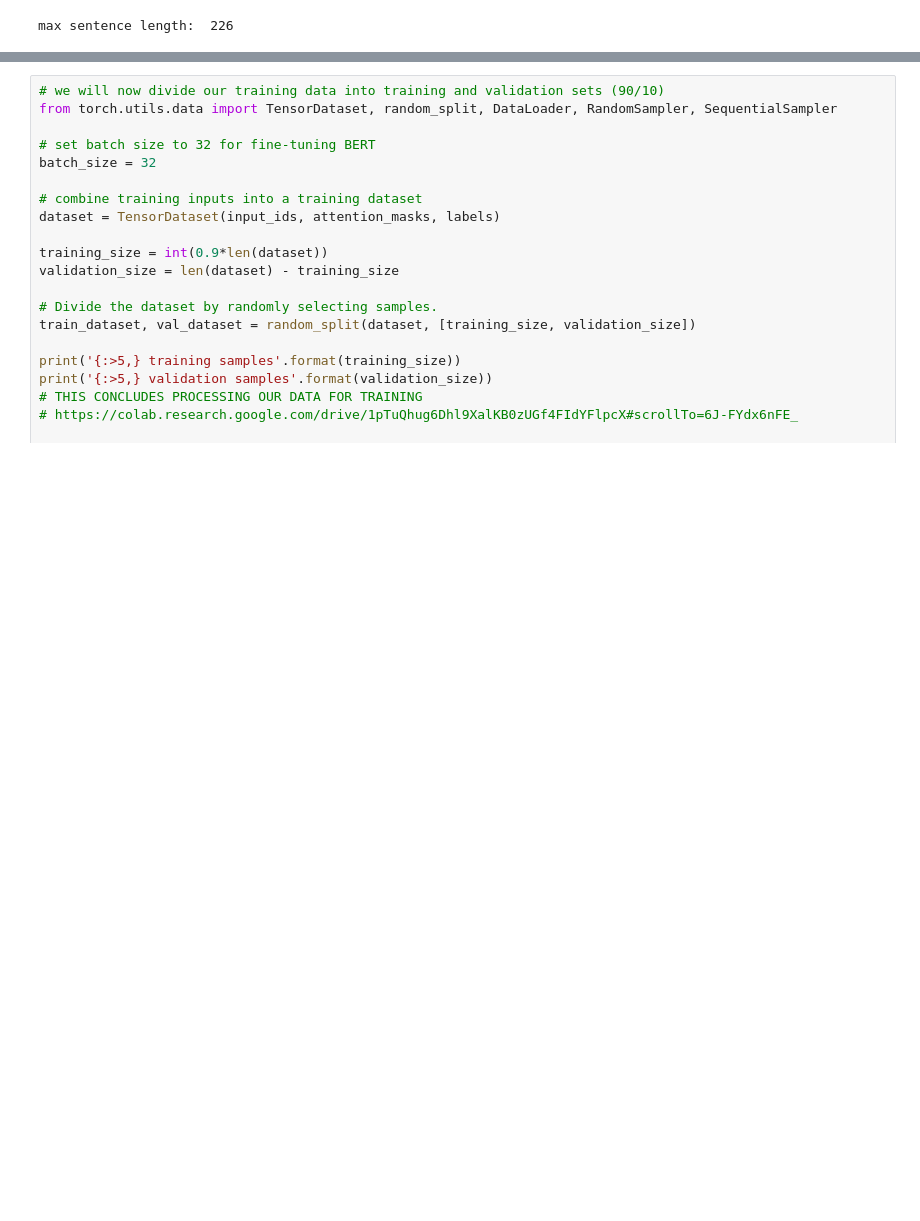
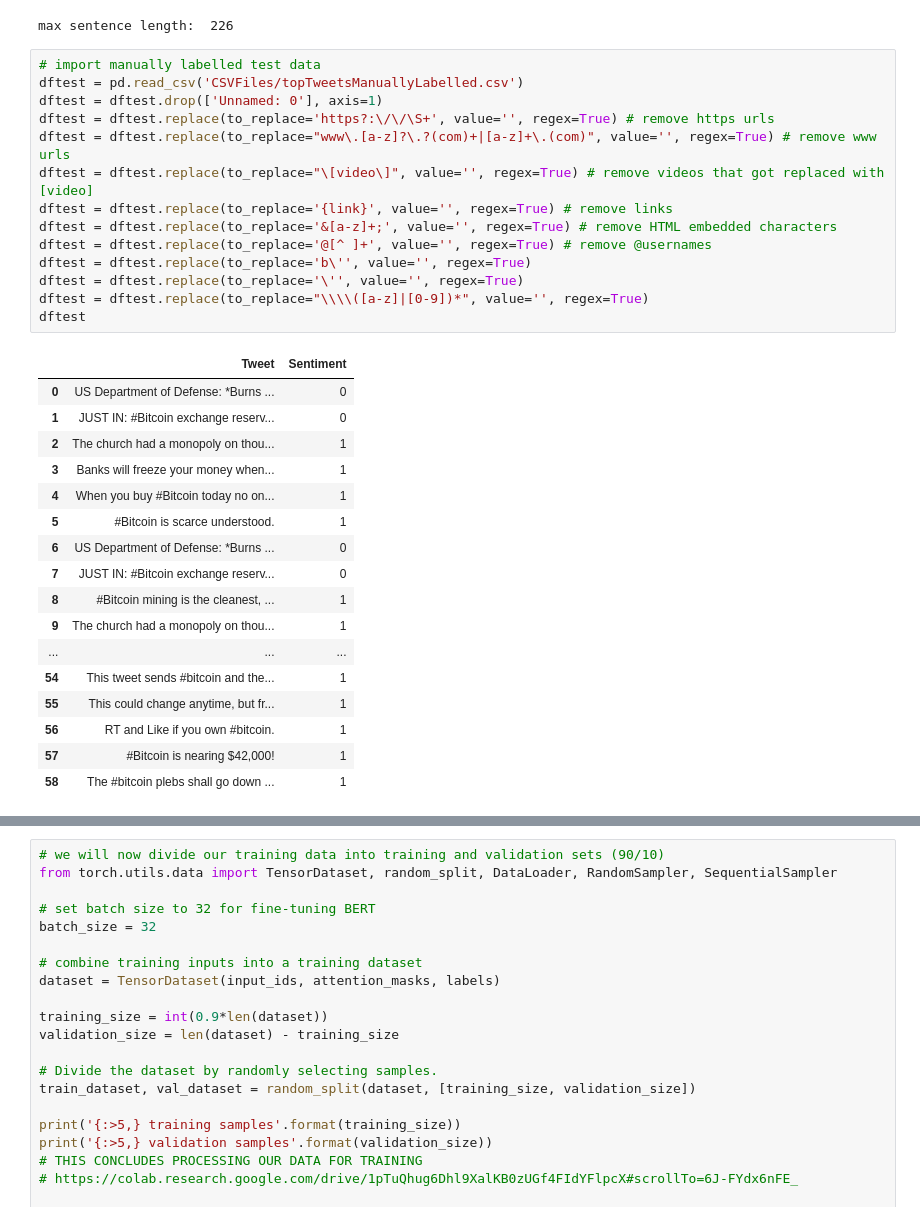
Before and after one commit to PhilipCappello/FineTuningBert, a Jupyter notebook: DefaultBert.ipynb, the cells around one changed output, grey strips where cells are left out. Cells and saved outputs as stored; diff of their text form; blank space fills up the shorter version.

```diff
--- a/DefaultBert.ipynb
+++ b/DefaultBert.ipynb
@@ -165,6 +123,38 @@ for i in range(len(tweets)):
 print('max sentence length: ', max_len)
 # %% [output]
 max sentence length:  226
+# %%
+# import manually labelled test data
+dftest = pd.read_csv('CSVFiles/topTweetsManuallyLabelled.csv')
+dftest = dftest.drop(['Unnamed: 0'], axis=1)
+dftest = dftest.replace(to_replace='https?:\/\/\S+', value='', regex=True) # remove https urls
+dftest = dftest.replace(to_replace="www\.[a-z]?\.?(com)+|[a-z]+\.(com)", value='', regex=True) # remove www urls
+dftest = dftest.replace(to_replace="\[video\]", value='', regex=True) # remove videos that got replaced with [video]
+dftest = dftest.replace(to_replace='{link}', value='', regex=True) # remove links
+dftest = dftest.replace(to_replace='&[a-z]+;', value='', regex=True) # remove HTML embedded characters
+dftest = dftest.replace(to_replace='@[^ ]+', value='', regex=True) # remove @usernames
+dftest = dftest.replace(to_replace='b\'', value='', regex=True)
+dftest = dftest.replace(to_replace='\'', value='', regex=True)
+dftest = dftest.replace(to_replace="\\\\([a-z]|[0-9])*", value='', regex=True)
+dftest
+# %% [output]
+|  | Tweet | Sentiment |
+| 0 | US Department of Defense: *Burns ... | 0 |
+| 1 | JUST IN: #Bitcoin exchange reserv... | 0 |
+| 2 | The church had a monopoly on thou... | 1 |
+| 3 | Banks will freeze your money when... | 1 |
+| 4 | When you buy #Bitcoin today no on... | 1 |
+| 5 | #Bitcoin is scarce understood. | 1 |
+| 6 | US Department of Defense: *Burns ... | 0 |
+| 7 | JUST IN: #Bitcoin exchange reserv... | 0 |
+| 8 | #Bitcoin mining is the cleanest, ... | 1 |
+| 9 | The church had a monopoly on thou... | 1 |
+| ... | ... | ... |
+| 54 | This tweet sends #bitcoin and the... | 1 |
+| 55 | This could change anytime, but fr... | 1 |
+| 56 | RT and Like if you own #bitcoin. | 1 |
+| 57 | #Bitcoin is nearing $42,000! | 1 |
+| 58 | The #bitcoin plebs shall go down ... | 1 |
 # %%
 # we will set max_len to 235
 # now we can perform tokenization
```
Also changed, not shown: parts of 19 cells of this notebook, 1 other file.
